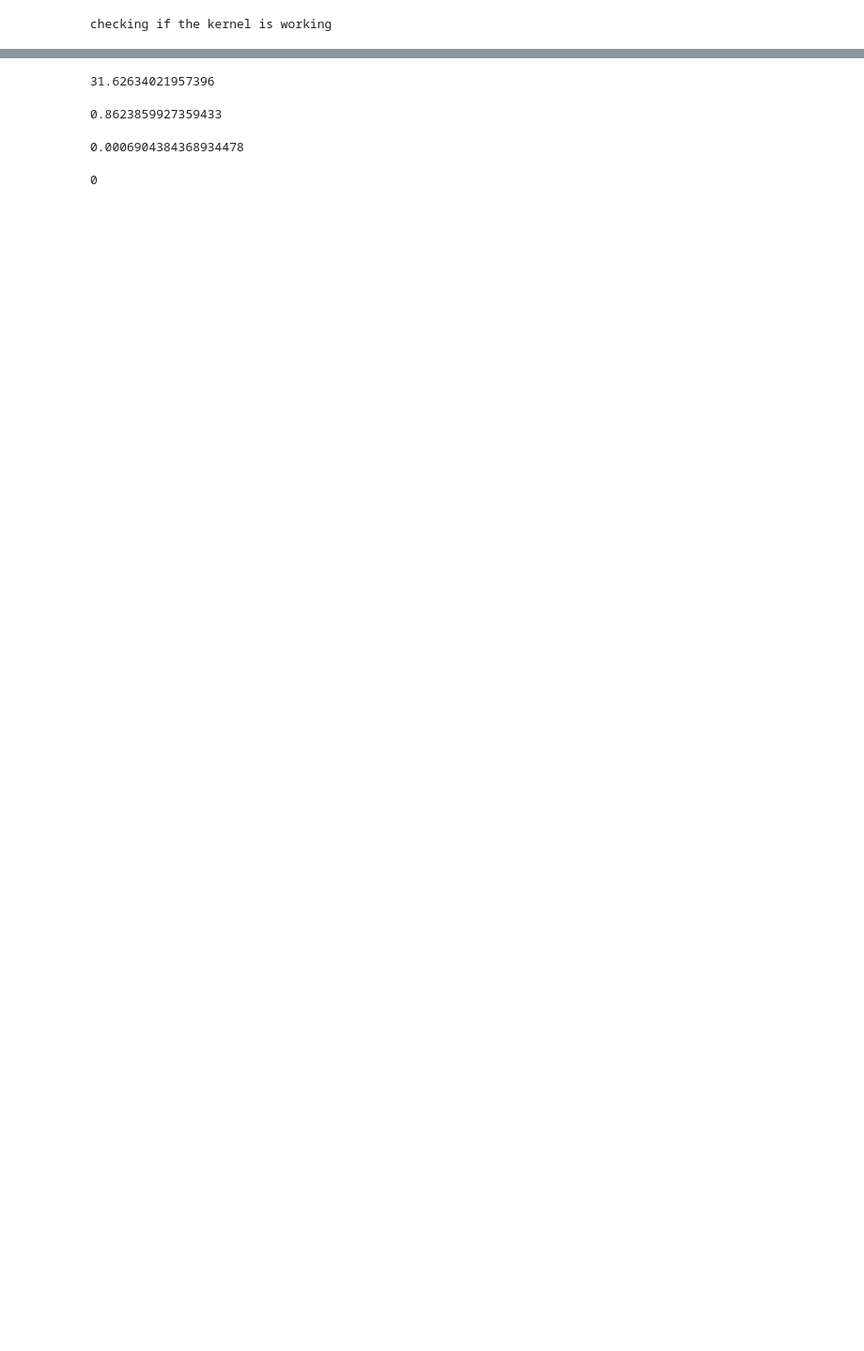
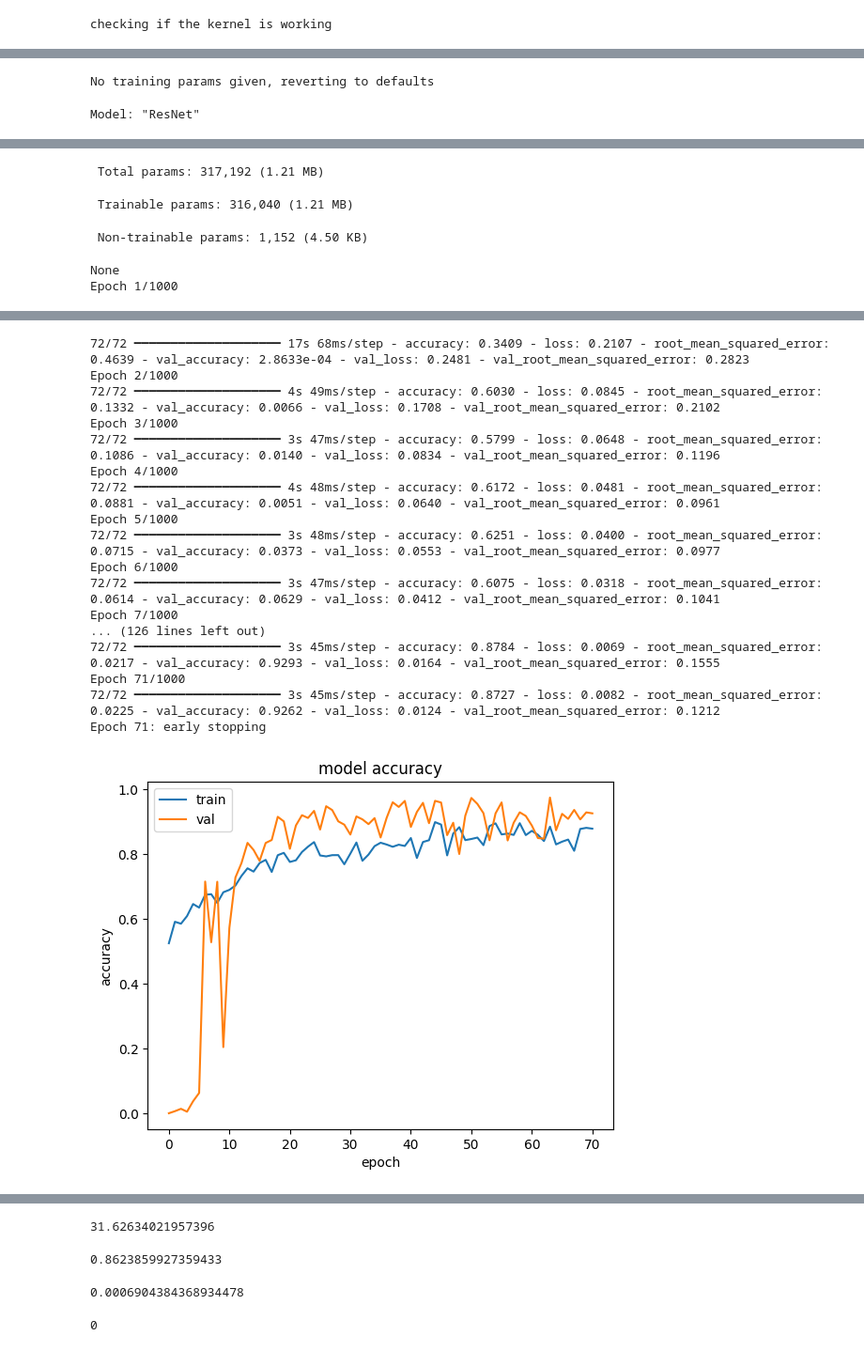
Before and after one commit to SahilKonjarla/HIR_EMIT, a Jupyter notebook: cnn_training.ipynb, the cells around one changed output, grey strips where cells are left out. Shown at 94% size. Drawn from its saved outputs; the diff is of its cells as text; code cells hidden in the pictures; blank space fills up the shorter version.

Commit message:
Working on some grid search algorithms

```diff
--- a/cnn_training.ipynb
+++ b/cnn_training.ipynb
@@ -548,0 +665,57 @@ Epoch 266: early stopping
+# %%
+
+fcn_model_params_smol = {
+    'num_hidden_layers' : 3,
+    'first_layer_num_filters' : 32,
+    'first_layer_kernel_size' : 3,
+    'hidden_layer_num_filters' : 64,
+    'hidden_layer_kernel_size' : 3,
+    'layer_activation' : 'sigmoid'
+}
+fcn_model_params_big = {
+    'num_hidden_layers' : 8,
+    'first_layer_num_filters' : 32,
+    'first_layer_kernel_size' : 3,
+    'hidden_layer_num_filters' : 64,
+    'hidden_layer_kernel_size' : 3,
+    'layer_activation' : 'sigmoid'
+}
+unet_model_params_smol = {
+    'unet_depth' : 3,
+    'num_filters_base' : 8,
+    'conv_block_size' : 2,
+    'do_batchnorm' : True,
+    'activation' : "relu",
+}
+unet_model_params_deep = {
+    'unet_depth' : 4,
+    'num_filters_base' : 8,
+    'conv_block_size' : 2,
+    'do_batchnorm' : True,
+    'activation' : "relu",
+}
+unet_model_params_thic = {
+    'unet_depth' : 3,
+    'num_filters_base' : 16,
+    'conv_block_size' : 3,
+    'do_batchnorm' : True,
+    'activation' : "relu",
+}
+resnet_model_params_smol = {
+    'num_filters' : 64,
+    'block_layers' : [1,1,1,1],
+}
+resnet_model_params_med = {
+    'num_filters' : 64,
+    'block_layers' : [2,2,2,2],
+}
+resnet_model_params_large = {
+    'num_filters' : 64,
+    'block_layers' : [3,3,3,3],
+}
+
+
+final_model, best_model, history = do_model_training(resnet_model_params=resnet_model_params_smol, lr=1e-4, model_save_dir="./saved_models/manual_search/", model_type="resnet", visualize=True)
+# %% [output]
+No training params given, reverting to defaults
+Model: "ResNet"
@@ -548,0 +739,5 @@ Epoch 266: early stopping
+ Total params: 317,192 (1.21 MB)
+ Trainable params: 316,040 (1.21 MB)
+ Non-trainable params: 1,152 (4.50 KB)
+None
+Epoch 1/1000
@@ -548,0 +761,18 @@ Epoch 266: early stopping
+72/72 ━━━━━━━━━━━━━━━━━━━━ 17s 68ms/step - accuracy: 0.3409 - loss: 0.2107 - root_mean_squared_error: 0.4639 - val_accuracy: 2.8633e-04 - val_loss: 0.2481 - val_root_mean_squared_error: 0.2823
+Epoch 2/1000
+72/72 ━━━━━━━━━━━━━━━━━━━━ 4s 49ms/step - accuracy: 0.6030 - loss: 0.0845 - root_mean_squared_error: 0.1332 - val_accuracy: 0.0066 - val_loss: 0.1708 - val_root_mean_squared_error: 0.2102
+Epoch 3/1000
+72/72 ━━━━━━━━━━━━━━━━━━━━ 3s 47ms/step - accuracy: 0.5799 - loss: 0.0648 - root_mean_squared_error: 0.1086 - val_accuracy: 0.0140 - val_loss: 0.0834 - val_root_mean_squared_error: 0.1196
+Epoch 4/1000
+72/72 ━━━━━━━━━━━━━━━━━━━━ 4s 48ms/step - accuracy: 0.6172 - loss: 0.0481 - root_mean_squared_error: 0.0881 - val_accuracy: 0.0051 - val_loss: 0.0640 - val_root_mean_squared_error: 0.0961
+Epoch 5/1000
+72/72 ━━━━━━━━━━━━━━━━━━━━ 3s 48ms/step - accuracy: 0.6251 - loss: 0.0400 - root_mean_squared_error: 0.0715 - val_accuracy: 0.0373 - val_loss: 0.0553 - val_root_mean_squared_error: 0.0977
+Epoch 6/1000
+72/72 ━━━━━━━━━━━━━━━━━━━━ 3s 47ms/step - accuracy: 0.6075 - loss: 0.0318 - root_mean_squared_error: 0.0614 - val_accuracy: 0.0629 - val_loss: 0.0412 - val_root_mean_squared_error: 0.1041
+Epoch 7/1000
+... (126 lines left out)
+72/72 ━━━━━━━━━━━━━━━━━━━━ 3s 45ms/step - accuracy: 0.8784 - loss: 0.0069 - root_mean_squared_error: 0.0217 - val_accuracy: 0.9293 - val_loss: 0.0164 - val_root_mean_squared_error: 0.1555
+Epoch 71/1000
+72/72 ━━━━━━━━━━━━━━━━━━━━ 3s 45ms/step - accuracy: 0.8727 - loss: 0.0082 - root_mean_squared_error: 0.0225 - val_accuracy: 0.9262 - val_loss: 0.0124 - val_root_mean_squared_error: 0.1212
+Epoch 71: early stopping
+[figure, added]
```
Also changed, not shown: parts of 12 cells of this notebook.
